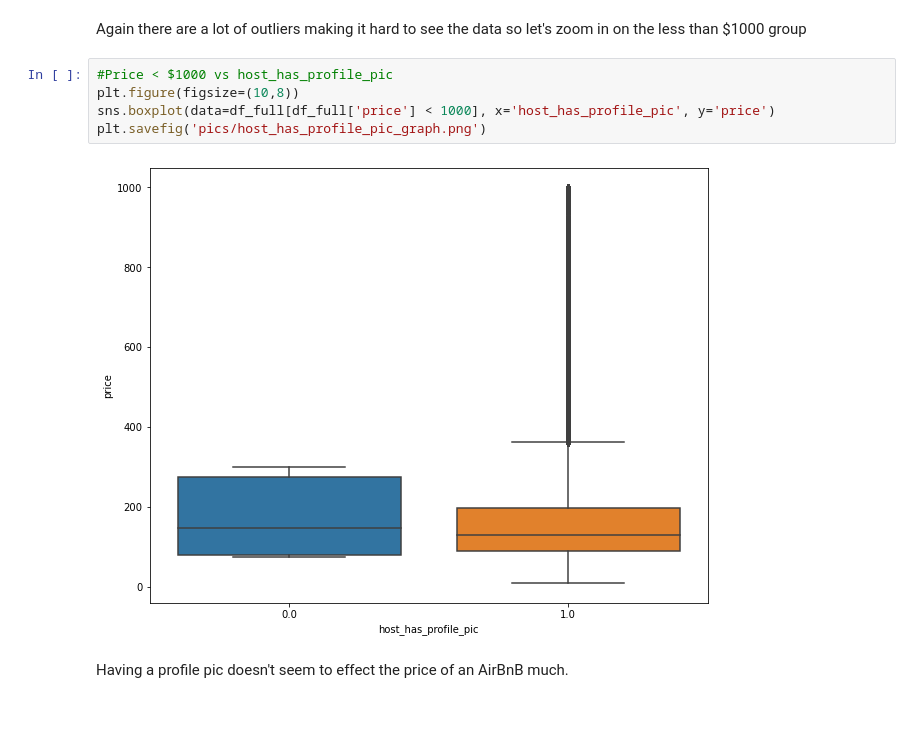
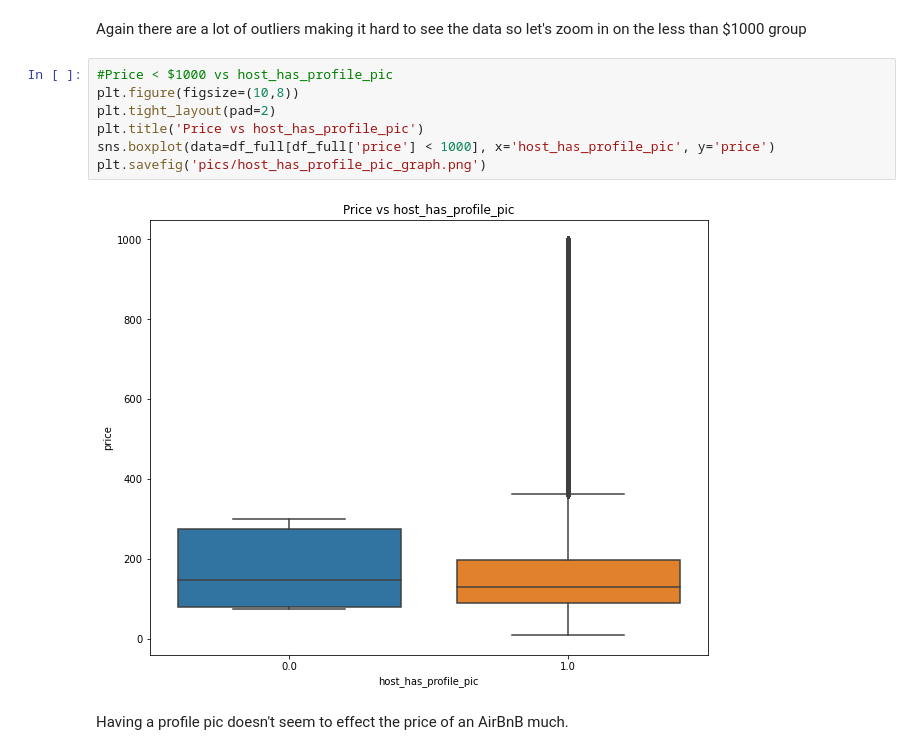
Before and after one commit to matthew-edelmann/capstone_, a Jupyter notebook: EDA.ipynb, the cells around one changed output. Drawn from its saved outputs; the diff is of its cells as text; blank space fills up the shorter version.

```diff
--- a/EDA.ipynb
+++ b/EDA.ipynb
@@ -56,10 +63,12 @@ Again there are a lot of outliers making it hard to see the data so let's zoom i
 # %%
 #Price < $1000 vs host_has_profile_pic
 plt.figure(figsize=(10,8))
+plt.tight_layout(pad=2)
+plt.title('Price vs host_has_profile_pic')
 sns.boxplot(data=df_full[df_full['price'] < 1000], x='host_has_profile_pic', y='price')
 plt.savefig('pics/host_has_profile_pic_graph.png')
 # %% [output]
-[figure, old version]
+[figure, new version]
 # %% [markdown]
 Having a profile pic doesn't seem to effect the price of an AirBnB much.
 # %%
```
Also changed, not shown: parts of 14 cells of this notebook, 1 other file.
